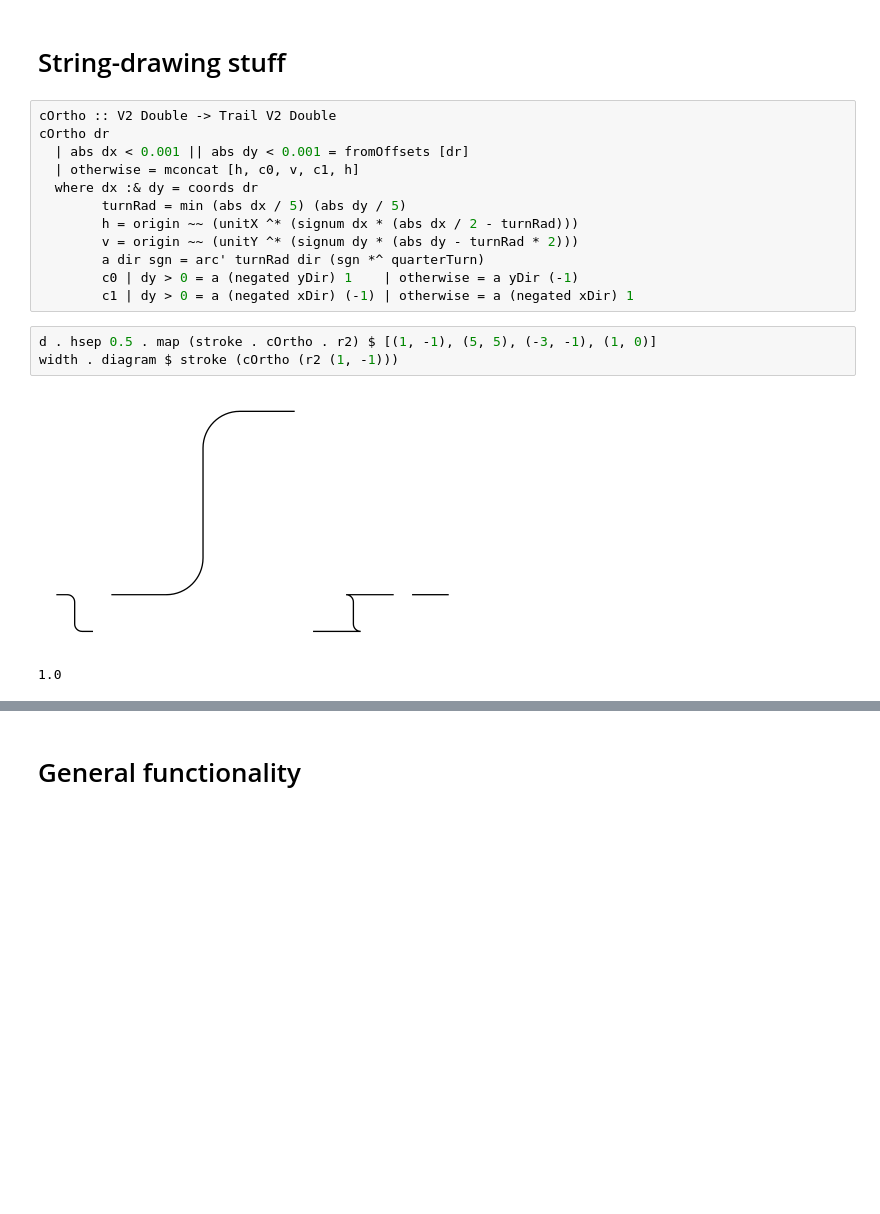
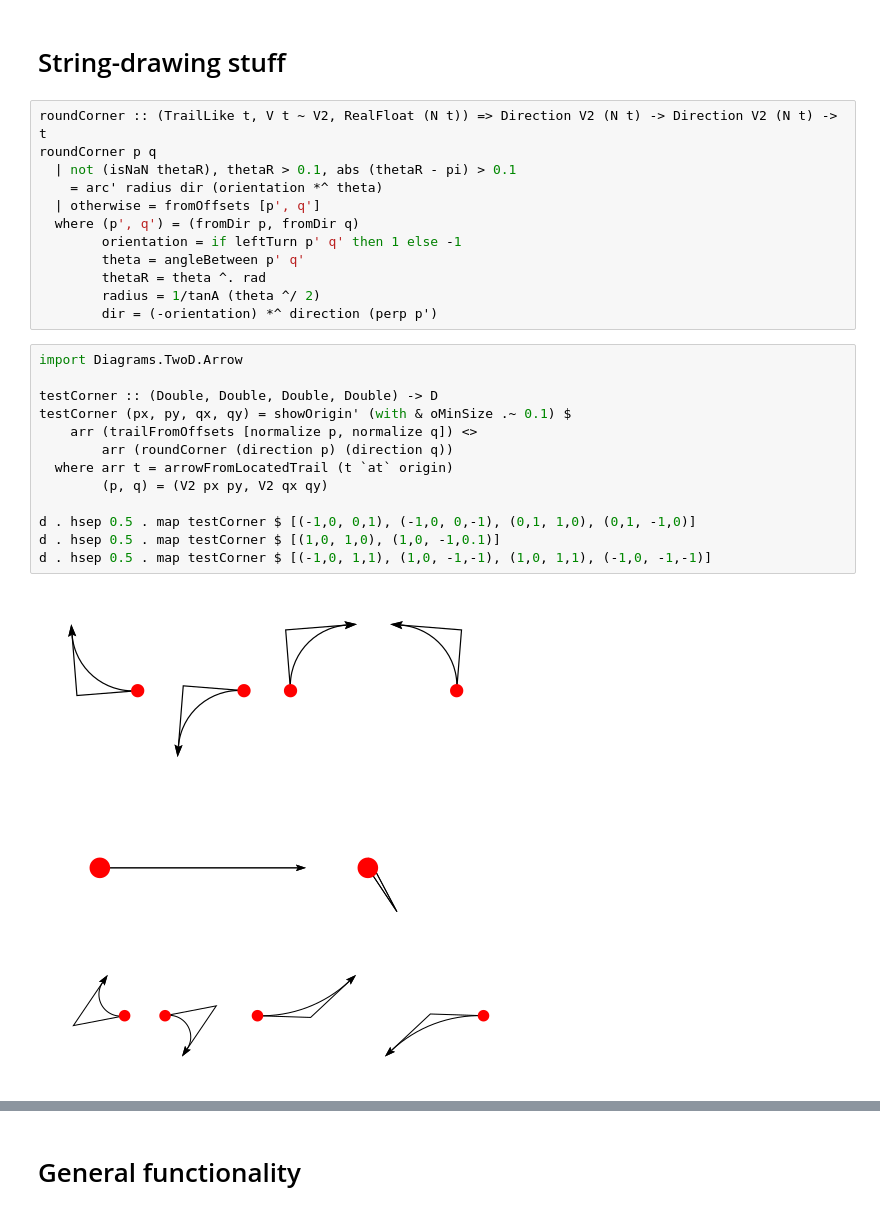
Before and after one commit to benzrf/compact-closed, a Jupyter notebook: StringDiagrams2.ipynb, the cells around one changed output, grey strips where cells are left out. Cells and saved outputs as stored; diff of their text form; blank space fills up the shorter version.

```diff
--- a/StringDiagrams2.ipynb
+++ b/StringDiagrams2.ipynb
@@ -26,21 +26,32 @@ d $ let (dia, pts) = hsep 0.4 [cr, tc]
 [figure]
 # %% [markdown]
 # String-drawing stuff
-# %%
-cOrtho :: V2 Double -> Trail V2 Double
-cOrtho dr
-  | abs dx < 0.001 || abs dy < 0.001 = fromOffsets [dr]
-  | otherwise = mconcat [h, c0, v, c1, h]
-  where dx :& dy = coords dr
-        turnRad = min (abs dx / 5) (abs dy / 5)
-        h = origin ~~ (unitX ^* (signum dx * (abs dx / 2 - turnRad)))
-        v = origin ~~ (unitY ^* (signum dy * (abs dy - turnRad * 2)))
-        a dir sgn = arc' turnRad dir (sgn *^ quarterTurn)
-        c0 | dy > 0 = a (negated yDir) 1    | otherwise = a yDir (-1)
-        c1 | dy > 0 = a (negated xDir) (-1) | otherwise = a (negated xDir) 1
-# %%
-d . hsep 0.5 . map (stroke . cOrtho . r2) $ [(1, -1), (5, 5), (-3, -1), (1, 0)]
-width . diagram $ stroke (cOrtho (r2 (1, -1)))
-# %% [output]
-[figure, removed]
-1.0
+# %%
+roundCorner :: (TrailLike t, V t ~ V2, RealFloat (N t)) => Direction V2 (N t) -> Direction V2 (N t) -> t
+roundCorner p q
+  | not (isNaN thetaR), thetaR > 0.1, abs (thetaR - pi) > 0.1
+    = arc' radius dir (orientation *^ theta)
+  | otherwise = fromOffsets [p', q']
+  where (p', q') = (fromDir p, fromDir q)
+        orientation = if leftTurn p' q' then 1 else -1
+        theta = angleBetween p' q'
+        thetaR = theta ^. rad
+        radius = 1/tanA (theta ^/ 2)
+        dir = (-orientation) *^ direction (perp p')
+# %%
+import Diagrams.TwoD.Arrow
+
+testCorner :: (Double, Double, Double, Double) -> D
+testCorner (px, py, qx, qy) = showOrigin' (with & oMinSize .~ 0.1) $
+    arr (trailFromOffsets [normalize p, normalize q]) <>
+        arr (roundCorner (direction p) (direction q))
+  where arr t = arrowFromLocatedTrail (t `at` origin)
+        (p, q) = (V2 px py, V2 qx qy)
+
+d . hsep 0.5 . map testCorner $ [(-1,0, 0,1), (-1,0, 0,-1), (0,1, 1,0), (0,1, -1,0)]
+d . hsep 0.5 . map testCorner $ [(1,0, 1,0), (1,0, -1,0.1)]
+d . hsep 0.5 . map testCorner $ [(-1,0, 1,1), (1,0, -1,-1), (1,0, 1,1), (-1,0, -1,-1)]
+# %% [output]
+[figure, added]
+[figure, added]
+[figure, added]
```
Also changed, not shown: parts of 8 cells of this notebook.
